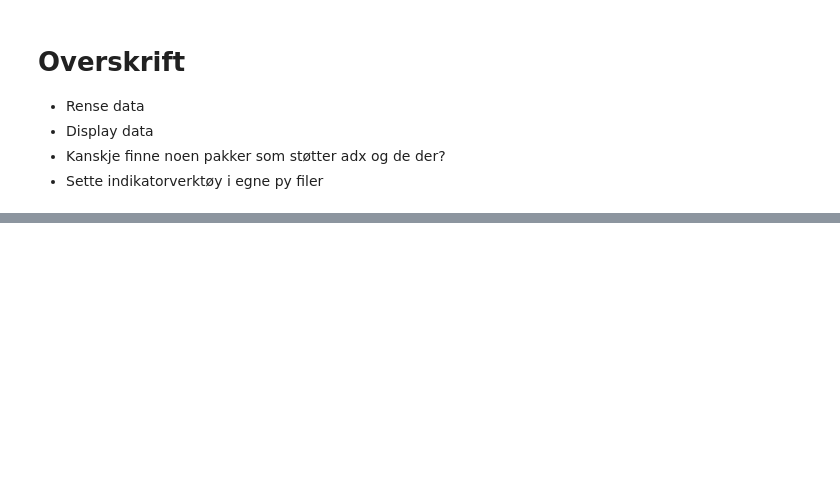
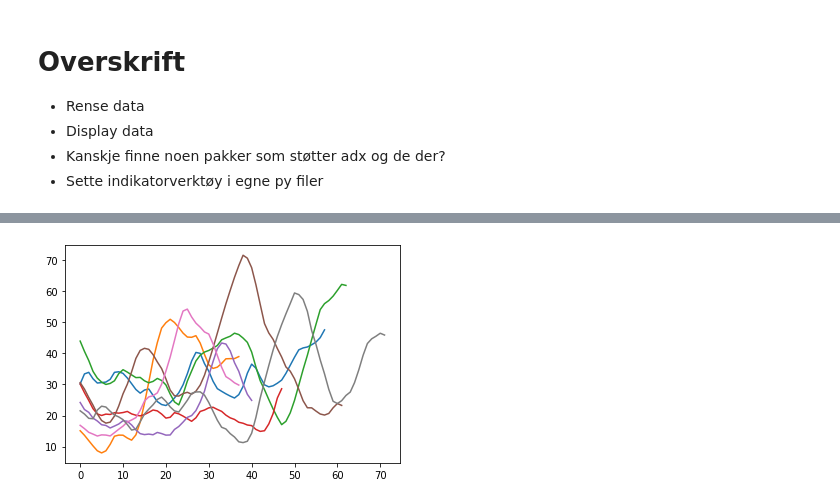
Before and after one commit to stianteien/instradag, a Jupyter notebook: make_model.ipynb, the cells around one changed output, grey strips where cells are left out. Saved outputs shown, nothing was run; the diff lists cells and outputs as text; code cells hidden in the pictures; blank space fills up the shorter version.

```diff
--- a/make_model.ipynb
+++ b/make_model.ipynb
@@ -139,0 +115,7 @@ px.bar(stock, x='tid', y=['trix'])
+# %%
+fig = plt.figure
+for i in data.adxr:
+    plt.plot(i)
+plt.savefig('images/adxrplot')
+# %% [output]
+[figure, added]
```
Also changed, not shown: parts of 17 cells of this notebook, 1 other file.
